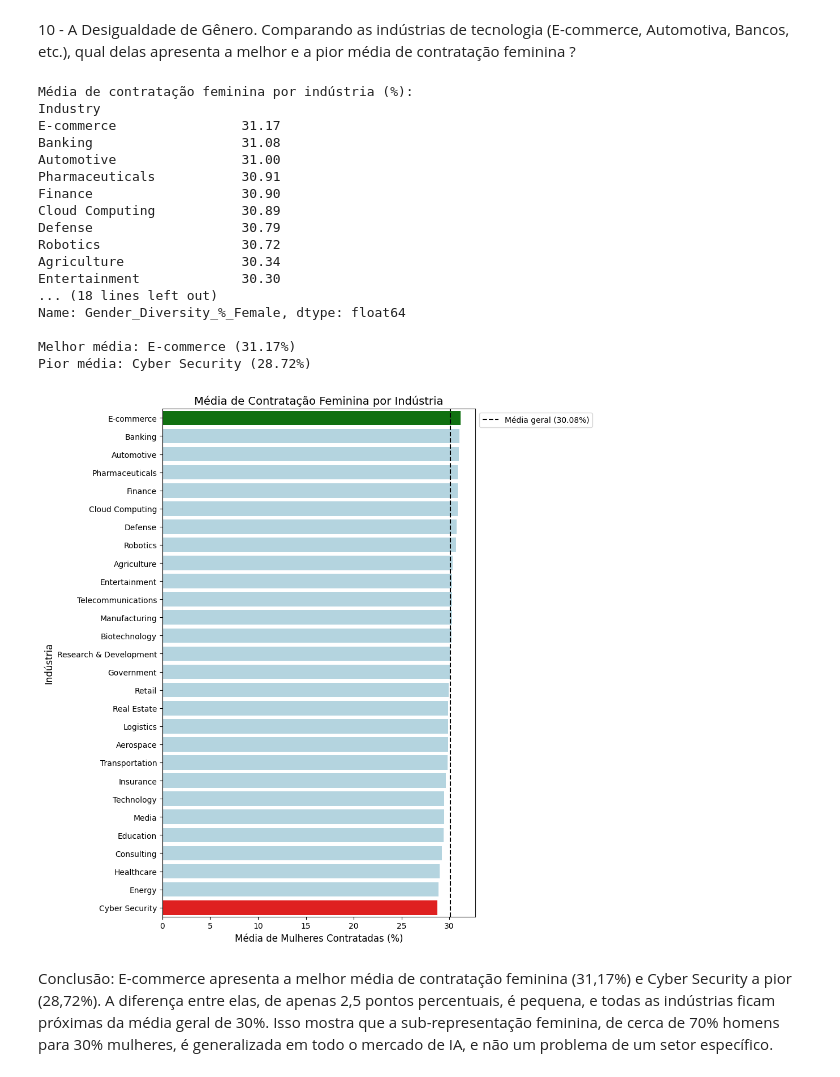
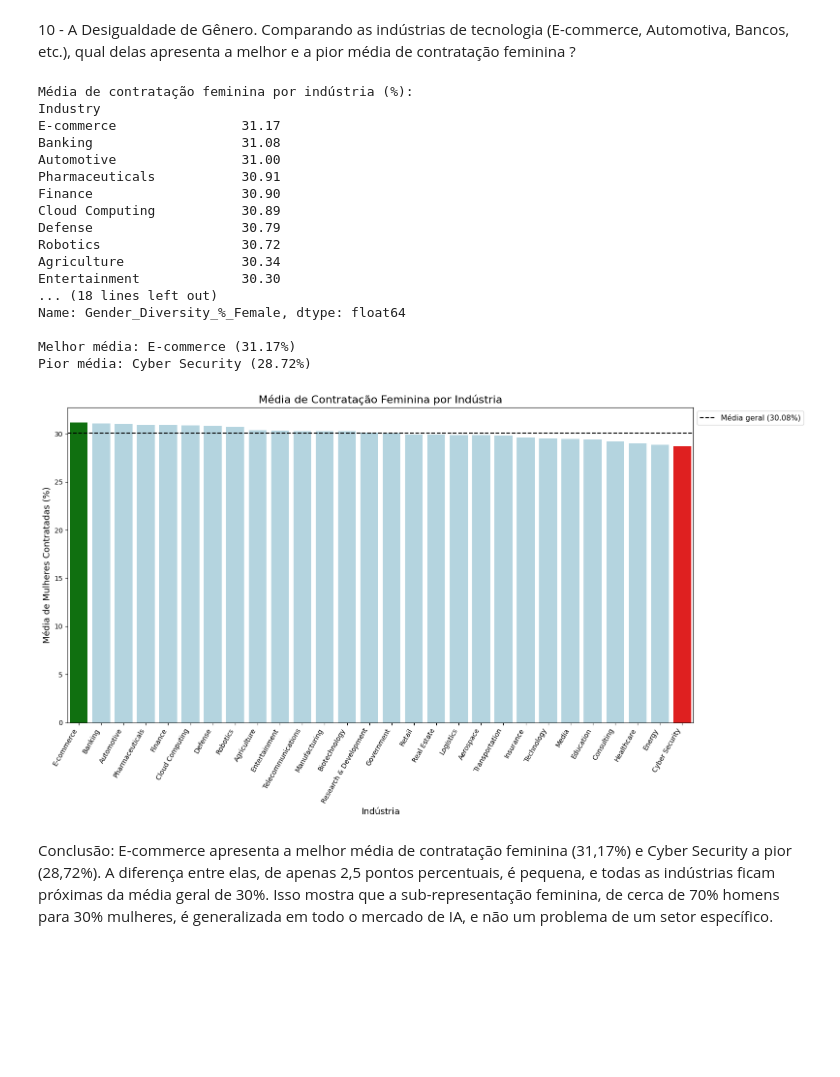
Before and after one commit to GabrielFaria1509/C11, a Jupyter notebook: Atividades/Projeto1.ipynb, the cells around one changed output. Cells and saved outputs as stored; diff of their text form; code cells hidden in the pictures; blank space fills up the shorter version.

```diff
--- a/Atividades/Projeto1.ipynb
+++ b/Atividades/Projeto1.ipynb
@@ -417,51 +419,50 @@ print(f"Média de contratação feminina por indústria (%): \n{media_feminina.r
 print(f"\nMelhor média: {melhor} ({media_feminina.max():.2f}%)")
 print(f"Pior média: {pior} ({media_feminina.min():.2f}%)")
 
-#cores: verde para a melhor, vermelho para a pior, cinza para as demais
 cores = ['green' if industria == melhor else 'red' if industria == pior else 'lightblue'
          for industria in media_feminina.index]
 
-#configurando tamanho da imagem
-plt.figure(figsize=(10, 10))
+plt.figure(figsize=(16, 9))
 
 sns.barplot(
-    x=media_feminina.values,
-    y=media_feminina.index,
+    x=media_feminina.index,
+    y=media_feminina.values,
     hue=media_feminina.index,
     palette=cores,
     legend=False
 )
 
-#linha vertical com a média geral do dataset, para comparação
+#linha horizontal com a média geral do dataset, para comparação
 media_geral = dataset['Gender_Diversity_%_Female'].mean()
-plt.axvline(media_geral, color='black', linestyle='--', label=f'Média geral ({media_geral:.2f}%)')
+plt.axhline(media_geral, color='black', linestyle='--', label=f'Média geral ({media_geral:.2f}%)')
 
-#ajustes de visualização
-plt.title('Média de Contratação Feminina por Indústria', fontsize=14)
-plt.xlabel('Média de Mulheres Contratadas (%)', fontsize=12)
-plt.ylabel('Indústria', fontsize=12)
-plt.legend(loc='upper left', bbox_to_anchor=(1, 1))  #legenda fora do gráfico
+
+plt.title('Média de Contratação Feminina por Indústria', fontsize=16)
+plt.xlabel('Indústria', fontsize=13)
+plt.ylabel('Média de Mulheres Contratadas (%)', fontsize=13)
+plt.xticks(rotation=60, ha='right', fontsize=10)  #inclinando os nomes para não sobrepor
+plt.legend(loc='upper left', bbox_to_anchor=(1, 1), fontsize=11)  #legenda fora do gráfico
 plt.tight_layout()
 
 plt.show()
 # %% [output]
 Média de contratação feminina por indústria (%):
 Industry
 E-commerce                31.17
 Banking                   31.08
 Automotive                31.00
 Pharmaceuticals           30.91
 Finance                   30.90
 Cloud Computing           30.89
 Defense                   30.79
 Robotics                  30.72
 Agriculture               30.34
 Entertainment             30.30
 ... (18 lines left out)
 Name: Gender_Diversity_%_Female, dtype: float64
 
 Melhor média: E-commerce (31.17%)
 Pior média: Cyber Security (28.72%)
-[figure, old version]
+[figure, new version]
 # %% [markdown]
 Conclusão: E-commerce apresenta a melhor média de contratação feminina (31,17%) e Cyber Security a pior (28,72%). A diferença entre elas, de apenas 2,5 pontos percentuais, é pequena, e todas as indústrias ficam próximas da média geral de 30%. Isso mostra que a sub-representação feminina, de cerca de 70% homens para 30% mulheres, é generalizada em todo o mercado de IA, e não um problema de um setor específico.
```
Also changed, not shown: parts of 1 cell of this notebook.
